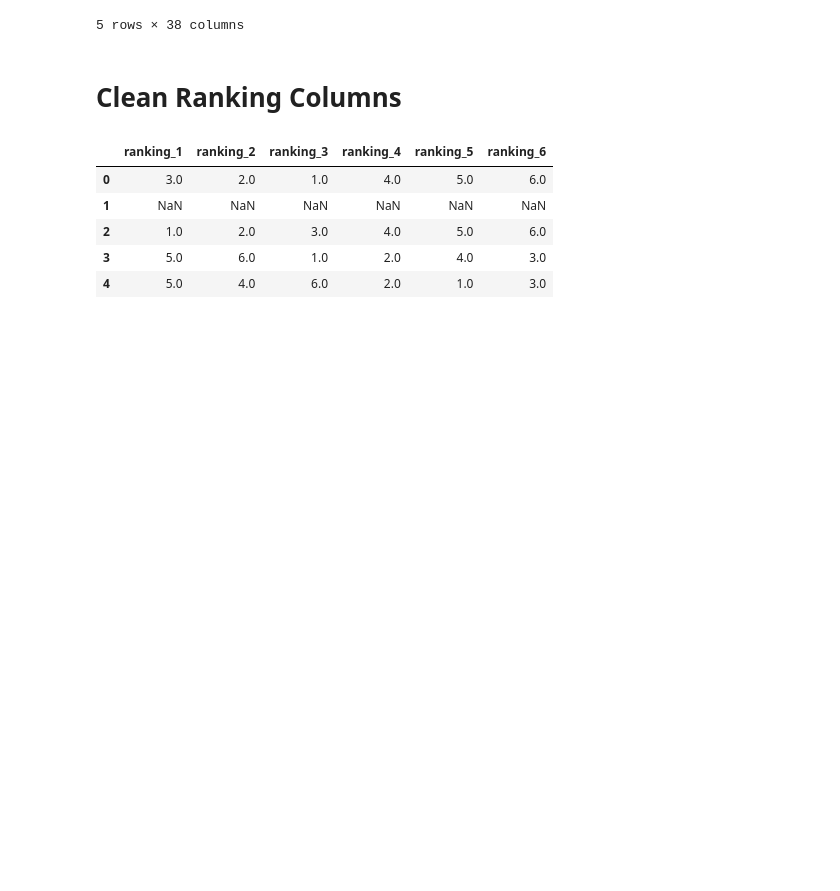
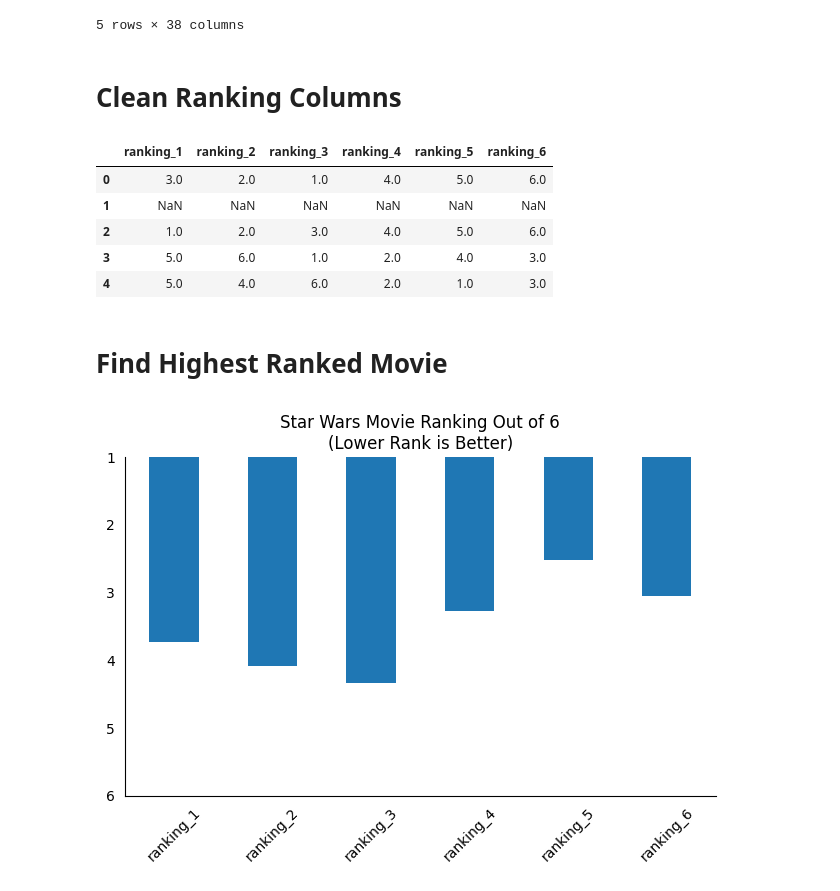
Before and after one commit to jastro-dev/dq-star-wars-survey, a Jupyter notebook: main_notebook.ipynb, the cells around one changed output. Cells and saved outputs as stored; diff of their text form; code cells hidden in the pictures; blank space fills up the shorter version.

Commit message:
add highgest ranked movie

```diff
--- a/main_notebook.ipynb
+++ b/main_notebook.ipynb
@@ -180,3 +181,27 @@ star_wars.iloc[:, 9:15].head()
 | 2 | 1.0 | 2.0 | 3.0 | 4.0 | 5.0 | 6.0 |
 | 3 | 5.0 | 6.0 | 1.0 | 2.0 | 4.0 | 3.0 |
 | 4 | 5.0 | 4.0 | 6.0 | 2.0 | 1.0 | 3.0 |
+# %% [markdown]
+# Find Highest Ranked Movie
+# %%
+# Plot rankings on a bar graph
+
+ranking_cols_new = ['ranking_1', 'ranking_2', 'ranking_3', 'ranking_4', 'ranking_5', 'ranking_6']
+
+star_wars[ranking_cols_new].mean().plot.bar()
+
+plt.title('Star Wars Movie Ranking Out of 6\n(Lower Rank is Better)')
+
+plt.xticks(rotation=45)
+
+plt.ylim(5, 1)
+plt.yticks([1, 2, 3, 4, 5, 6])
+
+plt.tick_params(bottom=False, left=False)
+
+plt.tight_layout()
+sns.despine()
+
+plt.savefig('visualizations/movie_rankings')
+# %% [output]
+[figure, added]
```
Also changed, not shown: parts of 1 cell of this notebook, 1 other file.
